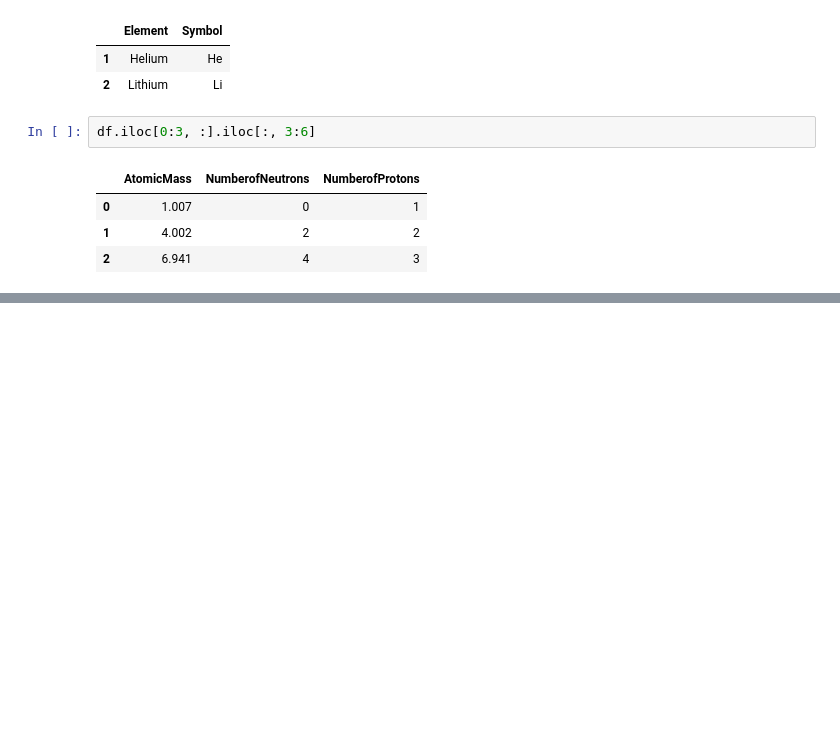
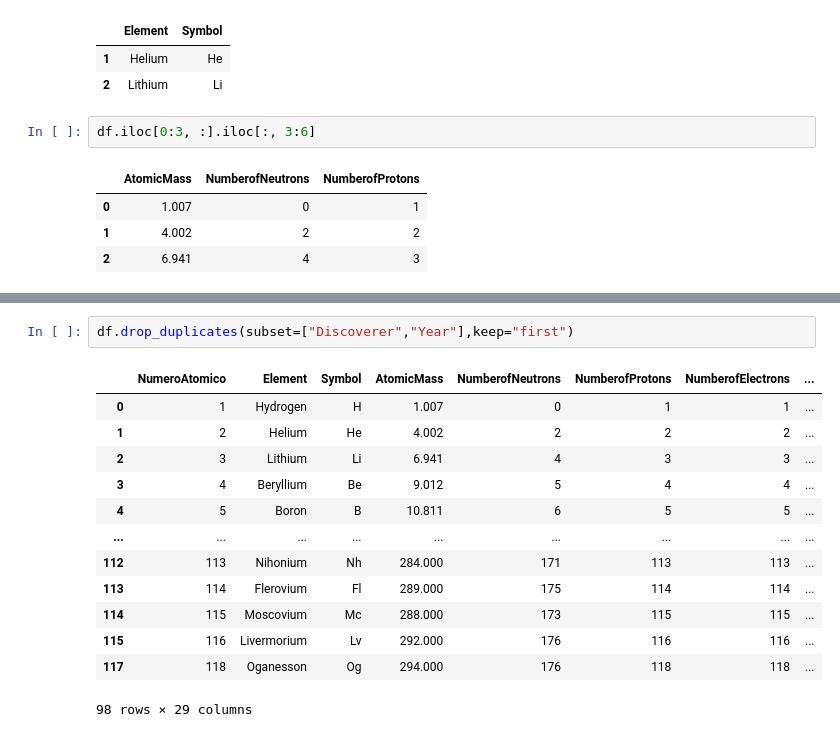
Before and after one commit to Itse-Lenguaje-para-analisis-de-datos-II/Lenguaje-para-analisis-de-datos-II, a Jupyter notebook: Modulo 2/Clase 1.ipynb, the cells around one changed output, grey strips where cells are left out. Cells and saved outputs as stored; diff of their text form; blank space fills up the shorter version.

```diff
--- a/Modulo 2/Clase 1.ipynb
+++ b/Modulo 2/Clase 1.ipynb
@@ -330,0 +442,16 @@ df.iloc[0:3, :].iloc[:, 3:6]
+# %%
+df.drop_duplicates(subset=["Discoverer","Year"],keep="first")
+# %% [output]
+|  | NumeroAtomico | Element | Symbol | AtomicMass | NumberofNeutrons | NumberofProtons | NumberofElectrons | ... |
+| 0 | 1 | Hydrogen | H | 1.007 | 0 | 1 | 1 | ... |
+| 1 | 2 | Helium | He | 4.002 | 2 | 2 | 2 | ... |
+| 2 | 3 | Lithium | Li | 6.941 | 4 | 3 | 3 | ... |
+| 3 | 4 | Beryllium | Be | 9.012 | 5 | 4 | 4 | ... |
+| 4 | 5 | Boron | B | 10.811 | 6 | 5 | 5 | ... |
+| ... | ... | ... | ... | ... | ... | ... | ... | ... |
+| 112 | 113 | Nihonium | Nh | 284.000 | 171 | 113 | 113 | ... |
+| 113 | 114 | Flerovium | Fl | 289.000 | 175 | 114 | 114 | ... |
+| 114 | 115 | Moscovium | Mc | 288.000 | 173 | 115 | 115 | ... |
+| 115 | 116 | Livermorium | Lv | 292.000 | 176 | 116 | 116 | ... |
+| 117 | 118 | Oganesson | Og | 294.000 | 176 | 118 | 118 | ... |
+98 rows × 29 columns
```
Also changed, not shown: parts of 24 cells of this notebook.
